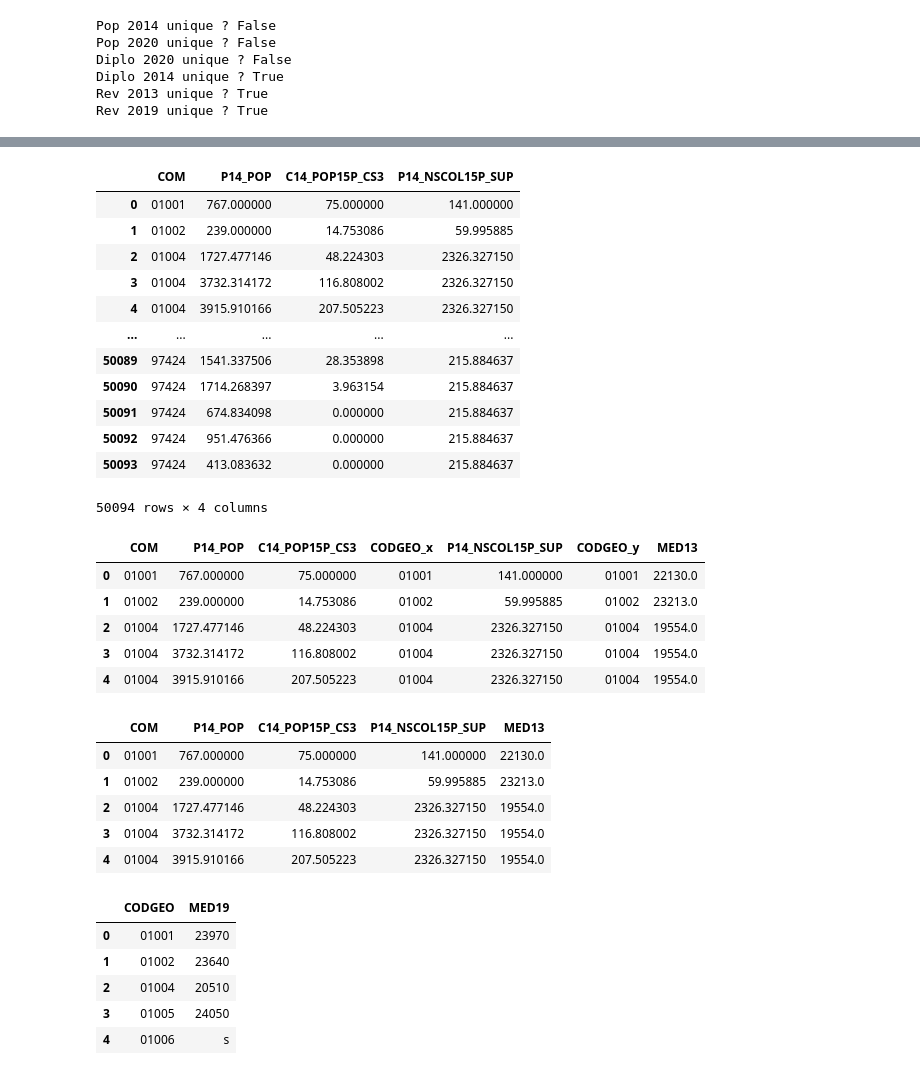
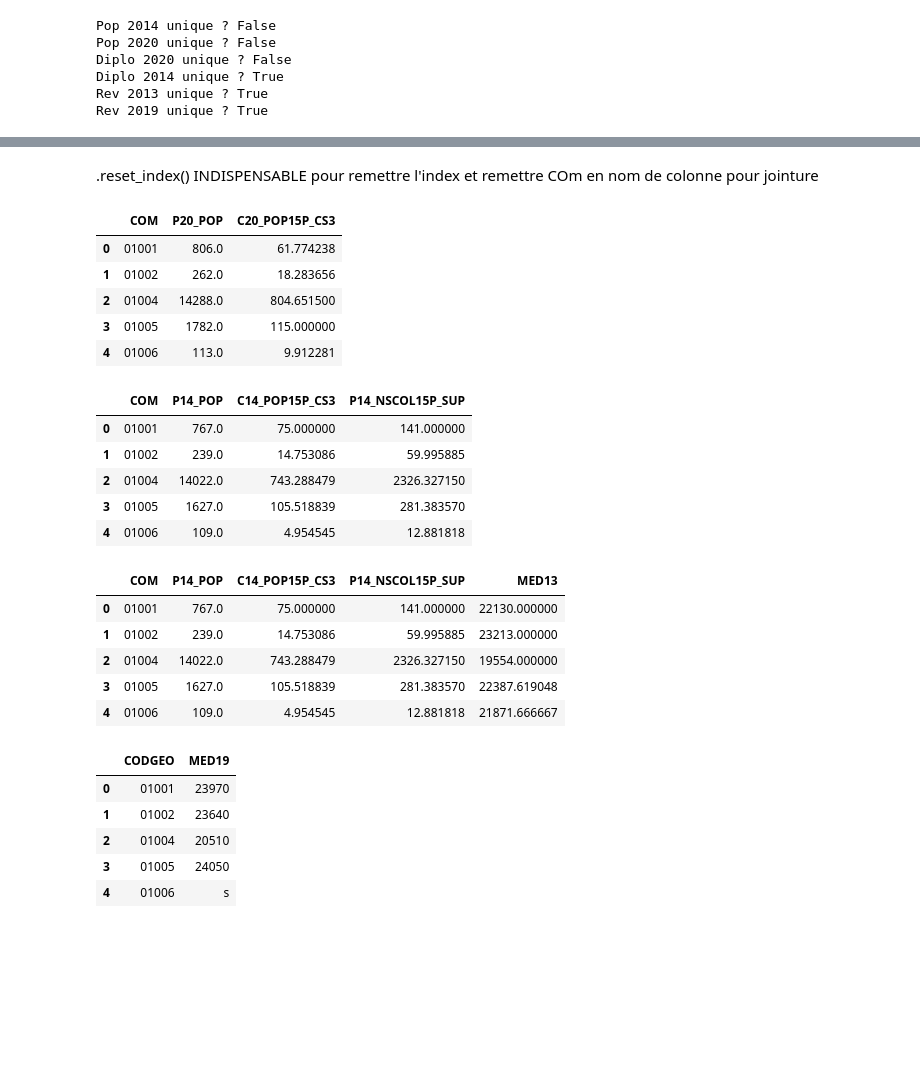
Before and after one commit to isa-j/Python-project, a Jupyter notebook: analyse/fusions_data.ipynb, the cells around one changed output, grey strips where cells are left out. Drawn from its saved outputs; the diff is of its cells as text; code cells hidden in the pictures; blank space fills up the shorter version.

Commit message:
code propre simple pour fusion, avec data fusionnée

```diff
--- a/analyse/fusions_data.ipynb
+++ b/analyse/fusions_data.ipynb
@@ -54,30 +74,31 @@ df_diplo_2014.head()
+# %% [markdown]
+.reset_index() INDISPENSABLE pour remettre l'index et remettre COm en nom de colonne pour jointure
+# %%
+df_diplo_2020 = df_diplo_2020.groupby('COM').sum().reset_index()
+df_pop_2014 = df_pop_2014.groupby('COM').sum().reset_index()
+df_pop_2020 = df_pop_2020.groupby('COM').sum().reset_index()
+# %%
+df_pop_2020.head()
+# %% [output]
+|  | COM | P20_POP | C20_POP15P_CS3 |
+| 0 | 01001 | 806.0 | 61.774238 |
+| 1 | 01002 | 262.0 | 18.283656 |
+| 2 | 01004 | 14288.0 | 804.651500 |
+| 3 | 01005 | 1782.0 | 115.000000 |
+| 4 | 01006 | 113.0 | 9.912281 |
 # %%
-df=pd.merge(df_pop_2014,df_diplo_2014, left_on='COM', right_on='CODGEO', how='left')
+df_2014=pd.merge(df_pop_2014,df_diplo_2014, left_on='COM', right_on='CODGEO', how='left')
 # %%
-df.head()
-df.drop(columns=['CODGEO'])
+df_2014.head()
+df_2014 = df_2014.drop(columns=['CODGEO'])
 #df_rev_2013.head()
 # %% [output]
 |  | COM | P14_POP | C14_POP15P_CS3 | P14_NSCOL15P_SUP |
-| 0 | 01001 | 767.000000 | 75.000000 | 141.000000 |
-| 1 | 01002 | 239.000000 | 14.753086 | 59.995885 |
-| 2 | 01004 | 1727.477146 | 48.224303 | 2326.327150 |
-| 3 | 01004 | 3732.314172 | 116.808002 | 2326.327150 |
-| 4 | 01004 | 3915.910166 | 207.505223 | 2326.327150 |
-| ... | ... | ... | ... | ... |
-| 50089 | 97424 | 1541.337506 | 28.353898 | 215.884637 |
-| 50090 | 97424 | 1714.268397 | 3.963154 | 215.884637 |
-| 50091 | 97424 | 674.834098 | 0.000000 | 215.884637 |
-| 50092 | 97424 | 951.476366 | 0.000000 | 215.884637 |
-| 50093 | 97424 | 413.083632 | 0.000000 | 215.884637 |
+| 0 | 01001 | 767.0 | 75.000000 | 141.000000 |
+| 1 | 01002 | 239.0 | 14.753086 | 59.995885 |
+| 2 | 01004 | 14022.0 | 743.288479 | 2326.327150 |
+| 3 | 01005 | 1627.0 | 105.518839 | 281.383570 |
+| 4 | 01006 | 109.0 | 4.954545 | 12.881818 |
-50094 rows × 4 columns
 # %%
 
-df_2014=pd.merge(df,df_rev_2013, left_on='COM', right_on='CODGEO', how='left')
+df_2014=pd.merge(df_2014,df_rev_2013, left_on='COM', right_on='CODGEO', how='left')
-# %% [output]
-|  | COM | P14_POP | C14_POP15P_CS3 | CODGEO_x | P14_NSCOL15P_SUP | CODGEO_y | MED13 |
-| 0 | 01001 | 767.000000 | 75.000000 | 01001 | 141.000000 | 01001 | 22130.0 |
-| 1 | 01002 | 239.000000 | 14.753086 | 01002 | 59.995885 | 01002 | 23213.0 |
-| 2 | 01004 | 1727.477146 | 48.224303 | 01004 | 2326.327150 | 01004 | 19554.0 |
-| 3 | 01004 | 3732.314172 | 116.808002 | 01004 | 2326.327150 | 01004 | 19554.0 |
-| 4 | 01004 | 3915.910166 | 207.505223 | 01004 | 2326.327150 | 01004 | 19554.0 |
@@ -84,14 +107,12 @@ df_2014=pd.merge(df,df_rev_2013, left_on='COM', right_on='CODGEO', how='left')
 # %%
-df_2014=df_2014.drop(columns=['CODGEO_x','CODGEO_y'])
+df_2014.head()
+# %% [output]
+|  | COM | P14_POP | C14_POP15P_CS3 | P14_NSCOL15P_SUP | MED13 |
+| 0 | 01001 | 767.0 | 75.000000 | 141.000000 | 22130.000000 |
+| 1 | 01002 | 239.0 | 14.753086 | 59.995885 | 23213.000000 |
+| 2 | 01004 | 14022.0 | 743.288479 | 2326.327150 | 19554.000000 |
+| 3 | 01005 | 1627.0 | 105.518839 | 281.383570 | 22387.619048 |
+| 4 | 01006 | 109.0 | 4.954545 | 12.881818 | 21871.666667 |
-# %%
-df_2014.head()
-# %% [output]
-|  | COM | P14_POP | C14_POP15P_CS3 | P14_NSCOL15P_SUP | MED13 |
-| 0 | 01001 | 767.000000 | 75.000000 | 141.000000 | 22130.0 |
-| 1 | 01002 | 239.000000 | 14.753086 | 59.995885 | 23213.0 |
-| 2 | 01004 | 1727.477146 | 48.224303 | 2326.327150 | 19554.0 |
-| 3 | 01004 | 3732.314172 | 116.808002 | 2326.327150 | 19554.0 |
-| 4 | 01004 | 3915.910166 | 207.505223 | 2326.327150 | 19554.0 |
 # %%
 df_rev_2019.head()
 # %% [output]
```
Also changed, not shown: parts of 11 cells of this notebook, 1 other file.
